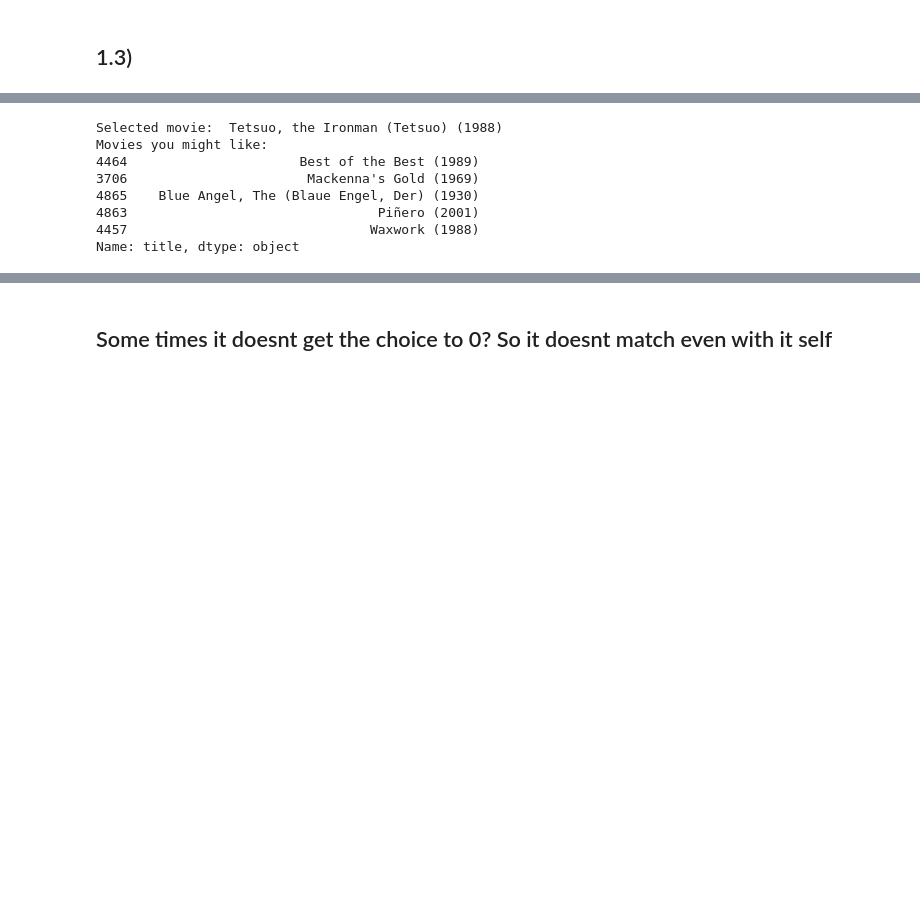
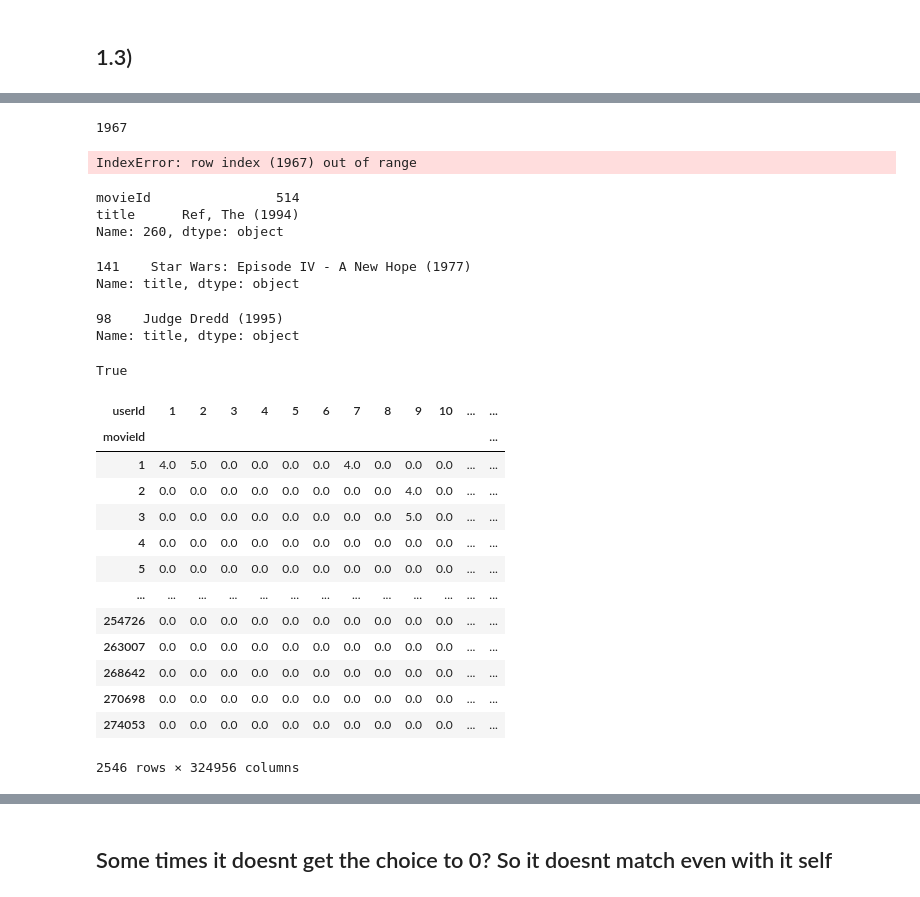
Before and after one commit to MiltonOberg/Artificial_Intelligence2-Milton-OPA23, a Jupyter notebook: Labb_1/labb_1.ipynb, the cells around one changed output, grey strips where cells are left out. Drawn from its saved outputs; the diff is of its cells as text; code cells hidden in the pictures; blank space fills up the shorter version.

```diff
--- a/Labb_1/labb_1.ipynb
+++ b/Labb_1/labb_1.ipynb
@@ -399,6 +416,6 @@ plt.xticks(rotation= 90)
 # %%
 id_rating_count_check= df_ratings.groupby("movieId")["rating"].count().reset_index(name="count")
-id_rating_count_check= id_rating_count_check.loc[id_rating_count_check["count"]>25]
+id_rating_count_check= id_rating_count_check.loc[id_rating_count_check["count"]>2500]
 over_25= id_rating_count_check["movieId"]
 over_25
 # %% [output]
@@ -416,0 +434,8 @@ Name: movieId, Length: 20958, dtype: int32
+# %%
+mask= df_ratings["movieId"].isin(over_25)
+filtred_ratings= df_ratings.loc[mask]
+
+good_movies= filtred_ratings[filtred_ratings["rating"]> 3]
+mask= filtred_ratings["rating"].isin(good_movies["rating"])
+filtred_ratings= filtred_ratings.loc[mask]
+filtred_ratings
@@ -458,20 +542,55 @@ NearestNeighbors(algorithm='brute', metric='cosine')
 # %%
 def Recommendation(title, data, model, n_recommendations):
     model.fit(data)
-    index= process.extractOne(title, df_movies["title"])[2]
-    distances, indices= model.kneighbors(data[index], n_neighbors= n_recommendations)
-    print("Selected movie: ", df_movies["title"][index])
-    for i in indices:
-        print("Movies you might like: ")
-        print(df_movies["title"][i])
+    index_match= process.extractOne(title, df_movies["title"])[2]
 
-Recommendation("Ironman", sparse_movie_users, model_knn, 5)
+    print(index_match)
+
+    distances, indices= model.kneighbors(data[index_match].reshape(1, -1), n_neighbors= n_recommendations)
+    print("Selected movie: ", df_movies["title"][index_match])
+
+    print("Movies you might like: ")
+    for i in indices.flatten():
+        print(i, df_movies.iloc[i]["title"])
+
+Recommendation("starwars", sparse_movie_users, model_knn, 5)
 # %% [output]
-Selected movie:  Tetsuo, the Ironman (Tetsuo) (1988)
-Movies you might like:
-4464                      Best of the Best (1989)
-3706                       Mackenna's Gold (1969)
-4865    Blue Angel, The (Blaue Engel, Der) (1930)
-4863                                Piñero (2001)
-4457                               Waxwork (1988)
-Name: title, dtype: object
+1967
+IndexError: row index (1967) out of range
+# %%
+df_movies.reset_index()["movie"].loc[260]
+# %% [output]
+movieId                514
+title      Ref, The (1994)
+Name: 260, dtype: object
+# %%
+df_movies.reset_index().query("movieId == 260")["title"]
+# %% [output]
+141    Star Wars: Episode IV - A New Hope (1977)
+Name: title, dtype: object
+# %%
+df_movies.reset_index().query("movieId == 173")["title"]
+# %% [output]
+98    Judge Dredd (1995)
+Name: title, dtype: object
+# %%
+all(np.array(sparse_movie_users[582].todense())[0] == movie_users.iloc[582].values)
+# %% [output]
+True
+# %%
+movie_users
+# %% [output]
+| userId | 1 | 2 | 3 | 4 | 5 | 6 | 7 | 8 | 9 | 10 | ... | ... |
+| movieId |  |  |  |  |  |  |  |  |  |  |  | ... |
+| 1 | 4.0 | 5.0 | 0.0 | 0.0 | 0.0 | 0.0 | 4.0 | 0.0 | 0.0 | 0.0 | ... | ... |
+| 2 | 0.0 | 0.0 | 0.0 | 0.0 | 0.0 | 0.0 | 0.0 | 0.0 | 4.0 | 0.0 | ... | ... |
+| 3 | 0.0 | 0.0 | 0.0 | 0.0 | 0.0 | 0.0 | 0.0 | 0.0 | 5.0 | 0.0 | ... | ... |
+| 4 | 0.0 | 0.0 | 0.0 | 0.0 | 0.0 | 0.0 | 0.0 | 0.0 | 0.0 | 0.0 | ... | ... |
+| 5 | 0.0 | 0.0 | 0.0 | 0.0 | 0.0 | 0.0 | 0.0 | 0.0 | 0.0 | 0.0 | ... | ... |
+| ... | ... | ... | ... | ... | ... | ... | ... | ... | ... | ... | ... | ... |
+| 254726 | 0.0 | 0.0 | 0.0 | 0.0 | 0.0 | 0.0 | 0.0 | 0.0 | 0.0 | 0.0 | ... | ... |
+| 263007 | 0.0 | 0.0 | 0.0 | 0.0 | 0.0 | 0.0 | 0.0 | 0.0 | 0.0 | 0.0 | ... | ... |
+| 268642 | 0.0 | 0.0 | 0.0 | 0.0 | 0.0 | 0.0 | 0.0 | 0.0 | 0.0 | 0.0 | ... | ... |
+| 270698 | 0.0 | 0.0 | 0.0 | 0.0 | 0.0 | 0.0 | 0.0 | 0.0 | 0.0 | 0.0 | ... | ... |
+| 274053 | 0.0 | 0.0 | 0.0 | 0.0 | 0.0 | 0.0 | 0.0 | 0.0 | 0.0 | 0.0 | ... | ... |
+2546 rows × 324956 columns
```
Also changed, not shown: parts of 16 cells of this notebook.
